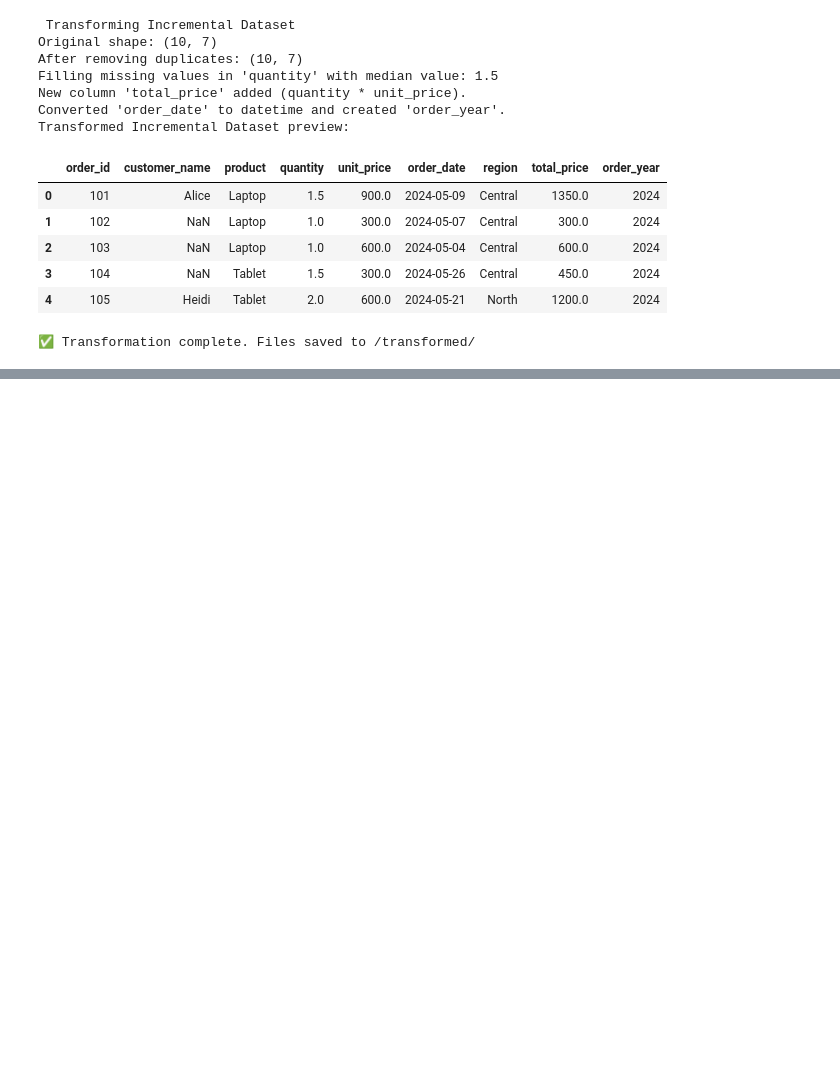
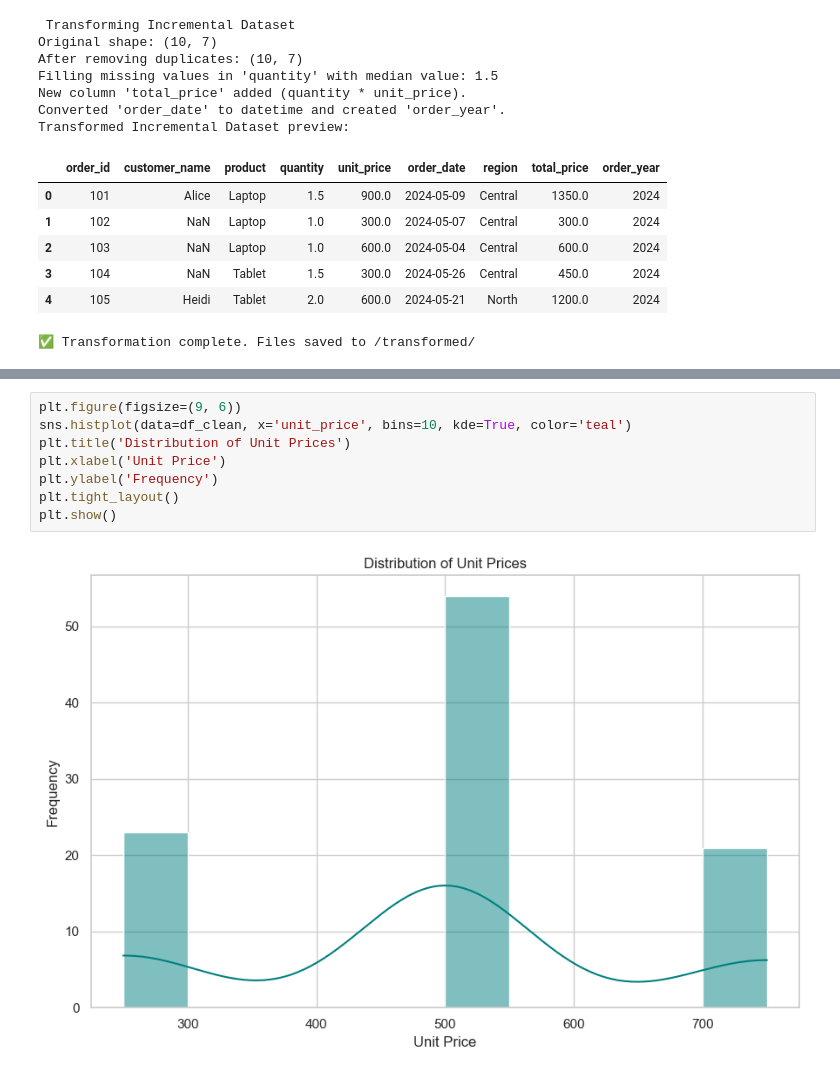
Before and after one commit to Ritzy10/DSA2040A_ETL_Midterm_Rita_940, a Jupyter notebook: etl_transform.ipynb, the cells around one changed output, grey strips where cells are left out. Saved outputs shown, nothing was run; the diff lists cells and outputs as text; blank space fills up the shorter version.

```diff
--- a/etl_transform.ipynb
+++ b/etl_transform.ipynb
@@ -100,0 +171,10 @@ Transformed Incremental Dataset preview:
+# %%
+plt.figure(figsize=(9, 6))
+sns.histplot(data=df_clean, x='unit_price', bins=10, kde=True, color='teal')
+plt.title('Distribution of Unit Prices')
+plt.xlabel('Unit Price')
+plt.ylabel('Frequency')
+plt.tight_layout()
+plt.show()
+# %% [output]
+[figure, added]
```
Also changed, not shown: parts of 3 cells of this notebook, 5 other files.
